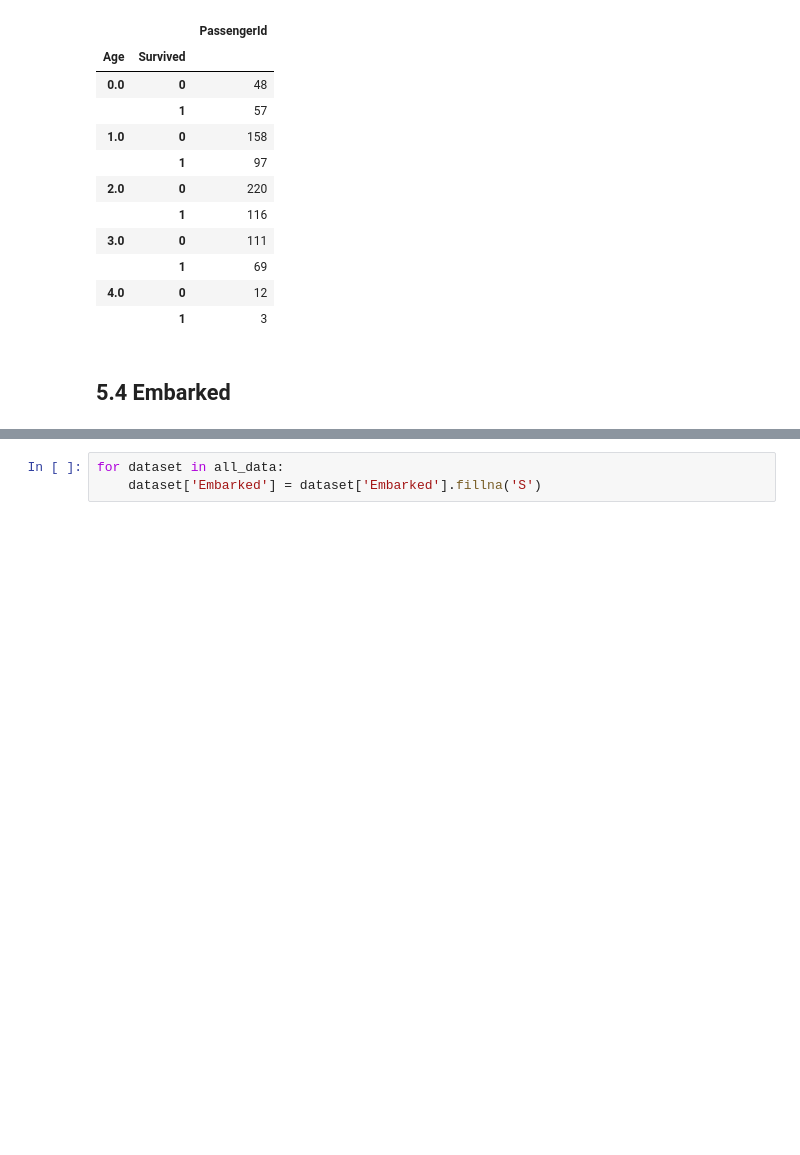
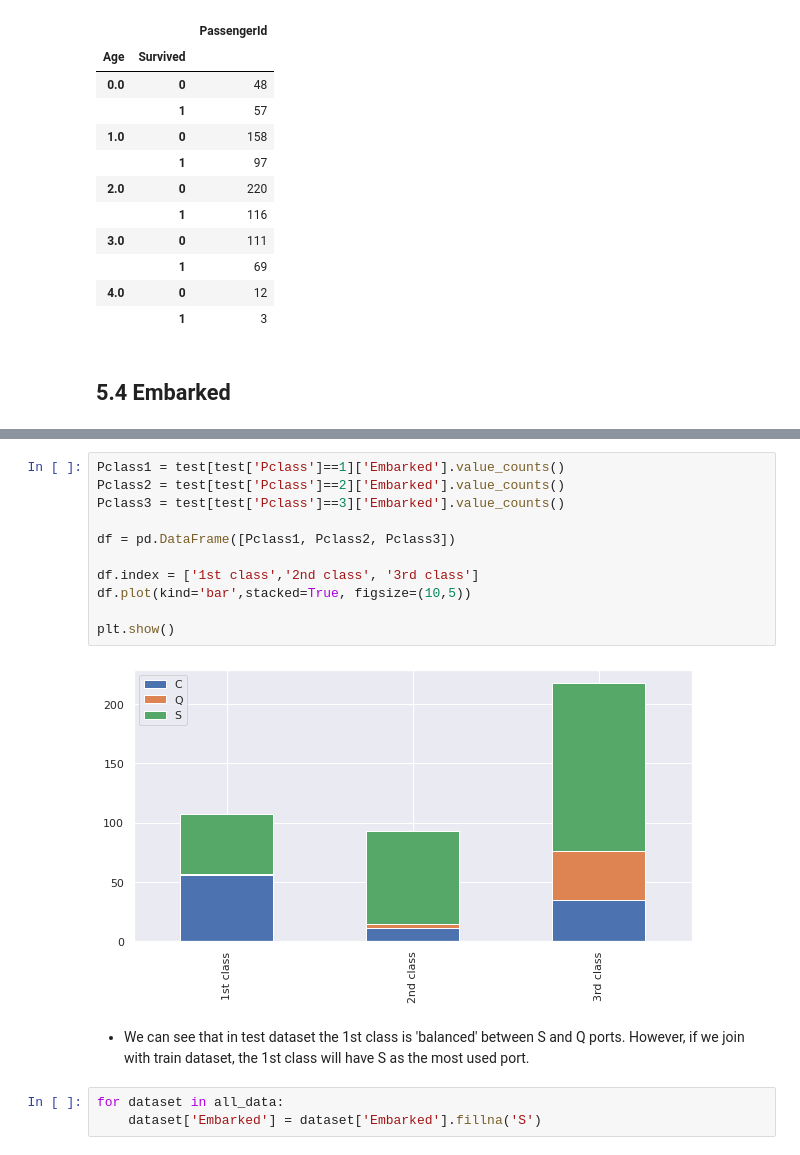
Before and after one commit to gabrielatrindade/ml-playground, a Jupyter notebook: projects/titanic/titanic.ipynb, the cells around one changed output, grey strips where cells are left out. Saved outputs shown, nothing was run; the diff lists cells and outputs as text; blank space fills up the shorter version.

```diff
--- a/projects/titanic/titanic.ipynb
+++ b/projects/titanic/titanic.ipynb
@@ -624,3 +629,18 @@ df.plot(kind='bar',stacked=True, figsize=(10,5))
+# %%
+Pclass1 = test[test['Pclass']==1]['Embarked'].value_counts()
+Pclass2 = test[test['Pclass']==2]['Embarked'].value_counts()
+Pclass3 = test[test['Pclass']==3]['Embarked'].value_counts()
+
+df = pd.DataFrame([Pclass1, Pclass2, Pclass3])
+
+df.index = ['1st class','2nd class', '3rd class']
+df.plot(kind='bar',stacked=True, figsize=(10,5))
+
+plt.show()
+# %% [output]
+[figure, added]
+# %% [markdown]
+- We can see that in test dataset the 1st class is 'balanced' between S and Q ports. However, if we join with train dataset, the 1st class will have S as the most used port.
 # %%
 for dataset in all_data:
     dataset['Embarked'] = dataset['Embarked'].fillna('S')
```
Also changed, not shown: parts of 4 cells of this notebook.
